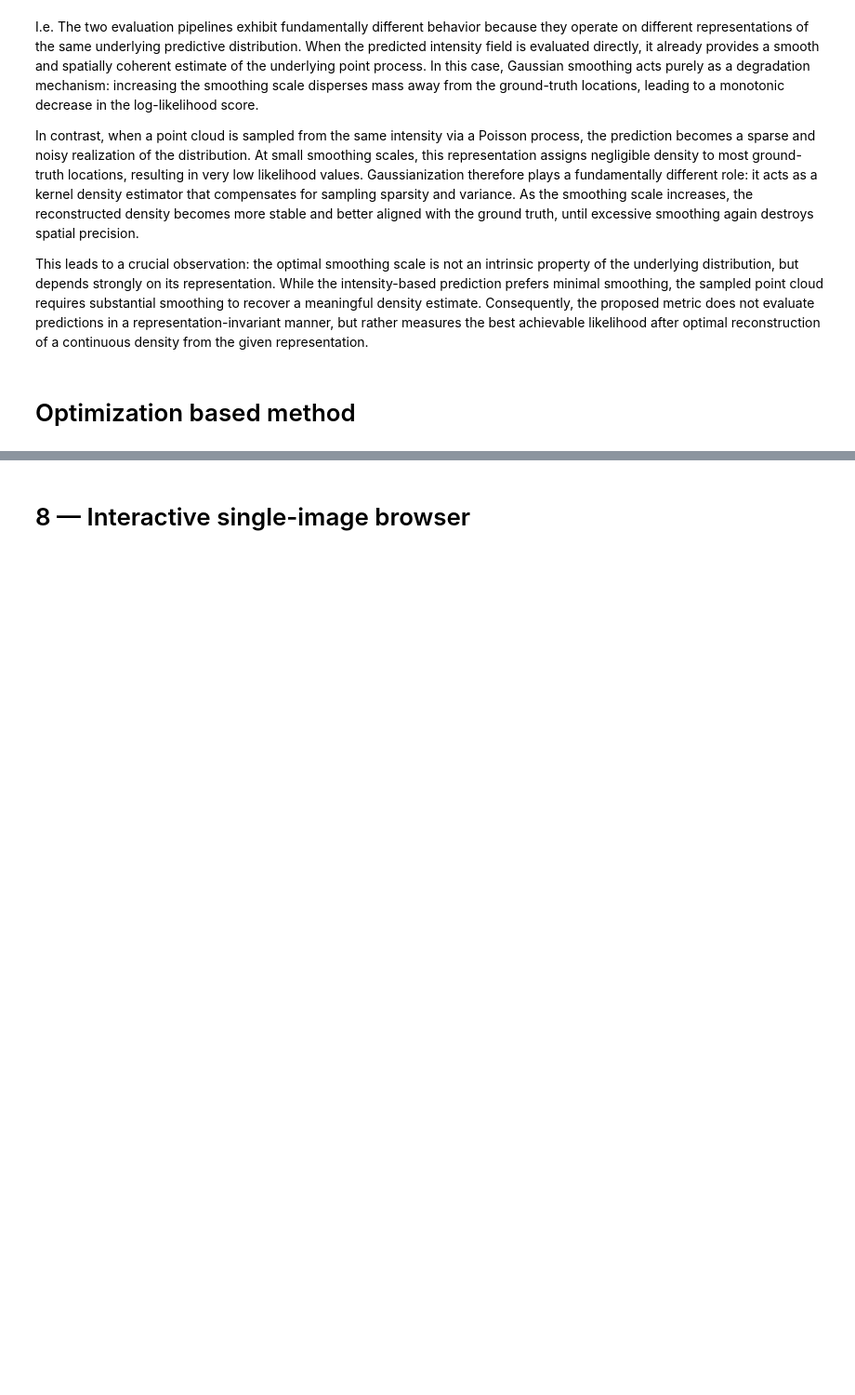
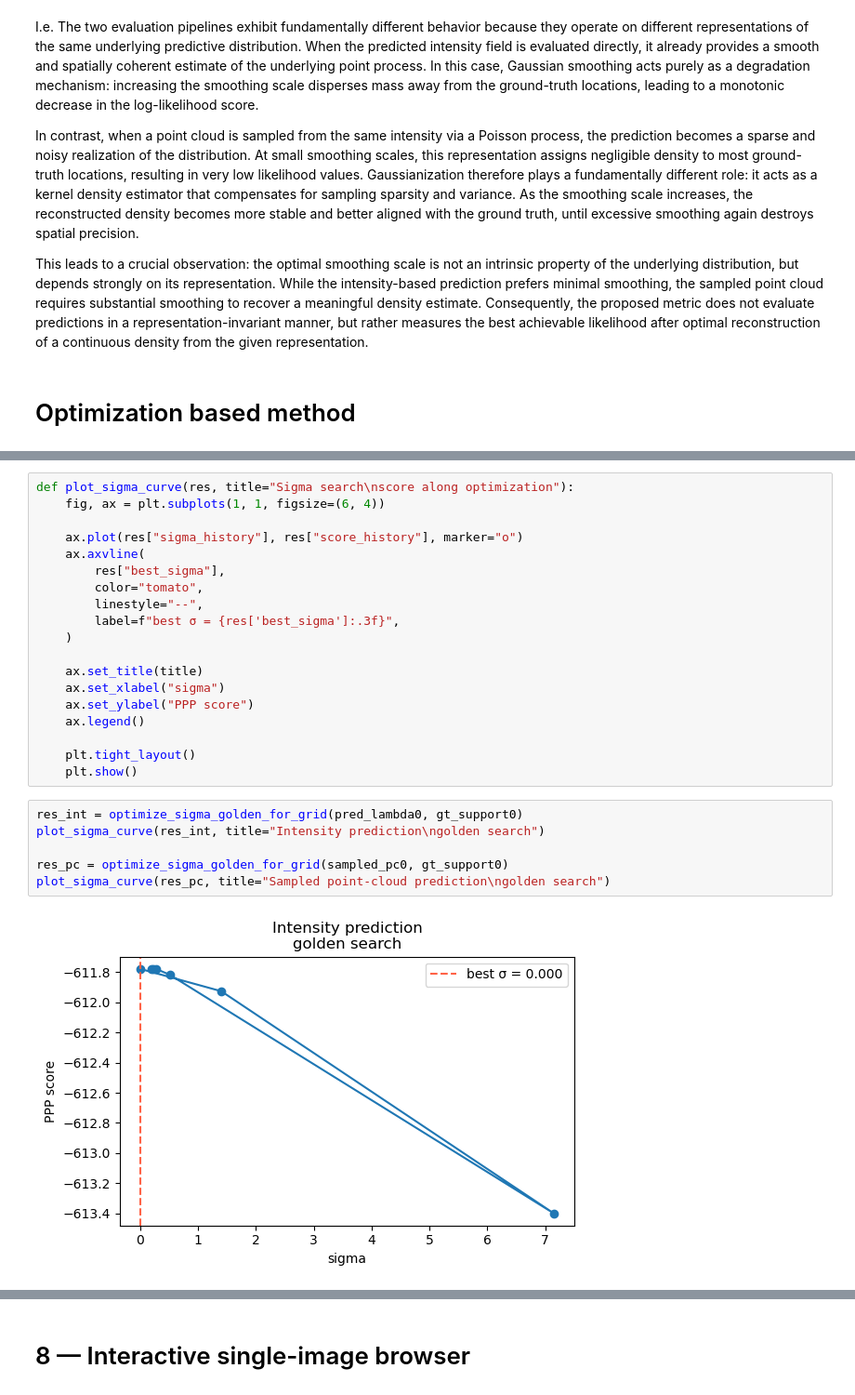
Before and after one commit to fragenabhaken-ux/CMPPP_Radar_MMSegmentation, a Jupyter notebook: ppp_analysis/metric_stat_analysis_PPPloss_based.ipynb, the cells around one changed output, grey strips where cells are left out. Shown at 93% size. Drawn from its saved outputs; the diff is of its cells as text; blank space fills up the shorter version.

```diff
--- a/ppp_analysis/metric_stat_analysis_PPPloss_based.ipynb
+++ b/ppp_analysis/metric_stat_analysis_PPPloss_based.ipynb
@@ -974,0 +2175,27 @@ plt.show()
+# %%
+def plot_sigma_curve(res, title="Sigma search\nscore along optimization"):
+    fig, ax = plt.subplots(1, 1, figsize=(6, 4))
+
+    ax.plot(res["sigma_history"], res["score_history"], marker="o")
+    ax.axvline(
+        res["best_sigma"],
+        color="tomato",
+        linestyle="--",
+        label=f"best σ = {res['best_sigma']:.3f}",
+    )
+
+    ax.set_title(title)
+    ax.set_xlabel("sigma")
+    ax.set_ylabel("PPP score")
+    ax.legend()
+
+    plt.tight_layout()
+    plt.show()
+# %%
+res_int = optimize_sigma_golden_for_grid(pred_lambda0, gt_support0)
+plot_sigma_curve(res_int, title="Intensity prediction\ngolden search")
+
+res_pc = optimize_sigma_golden_for_grid(sampled_pc0, gt_support0)
+plot_sigma_curve(res_pc, title="Sampled point-cloud prediction\ngolden search")
+# %% [output]
+[figure, added]
```
Also changed, not shown: parts of 47 cells of this notebook, 3 other files.
